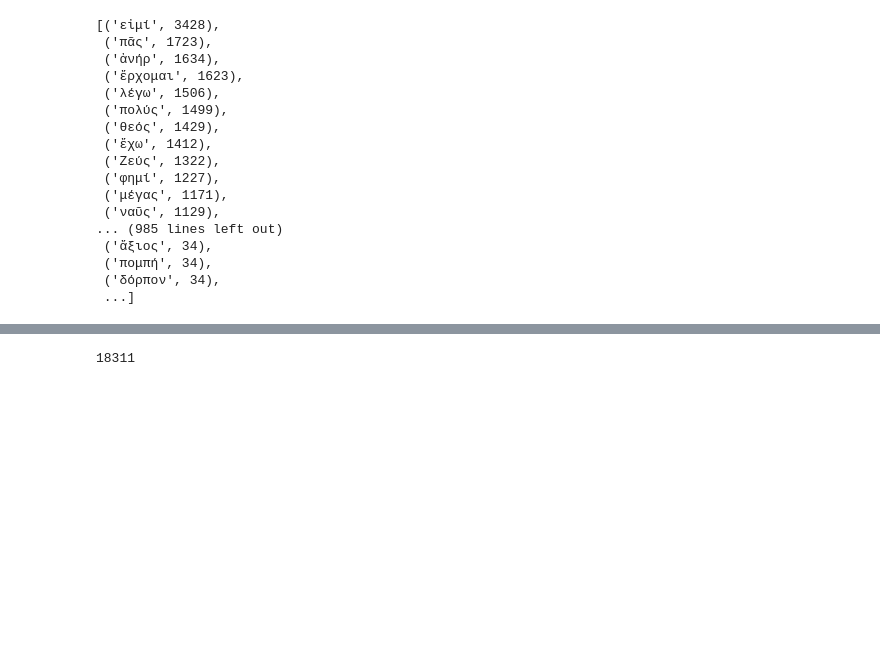
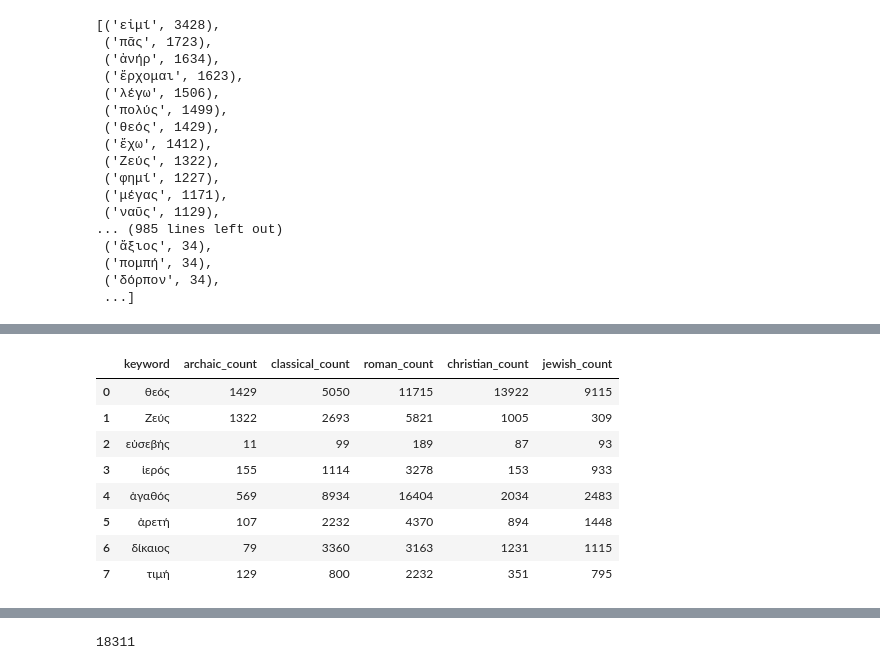
Before and after one commit to kasev/theos, a Jupyter notebook: scripts/1_lagt_ngrams_extraction+explorations.ipynb, the cells around one changed output, grey strips where cells are left out. Drawn from its saved outputs; the diff is of its cells as text; code cells hidden in the pictures; blank space fills up the shorter version.

```diff
--- a/scripts/1_lagt_ngrams_extraction+explorations.ipynb
+++ b/scripts/1_lagt_ngrams_extraction+explorations.ipynb
@@ -332,3 +453,15 @@ keywords = religion_final + morality_final
+# %%
+pd.DataFrame(keywords_counts)
+# %% [output]
+|  | keyword | archaic_count | classical_count | roman_count | christian_count | jewish_count |
+| 0 | θεός | 1429 | 5050 | 11715 | 13922 | 9115 |
+| 1 | Ζεύς | 1322 | 2693 | 5821 | 1005 | 309 |
+| 2 | εὐσεβής | 11 | 99 | 189 | 87 | 93 |
+| 3 | ἱερός | 155 | 1114 | 3278 | 153 | 933 |
+| 4 | ἀγαθός | 569 | 8934 | 16404 | 2034 | 2483 |
+| 5 | ἀρετή | 107 | 2232 | 4370 | 894 | 1448 |
+| 6 | δίκαιος | 79 | 3360 | 3163 | 1231 | 1115 |
+| 7 | τιμή | 129 | 800 | 2232 | 351 | 795 |
 # %%
 subcorpus_keywords = []
 for sub in subcorpora:
```
Also changed, not shown: parts of 29 cells of this notebook, 12 other files.
